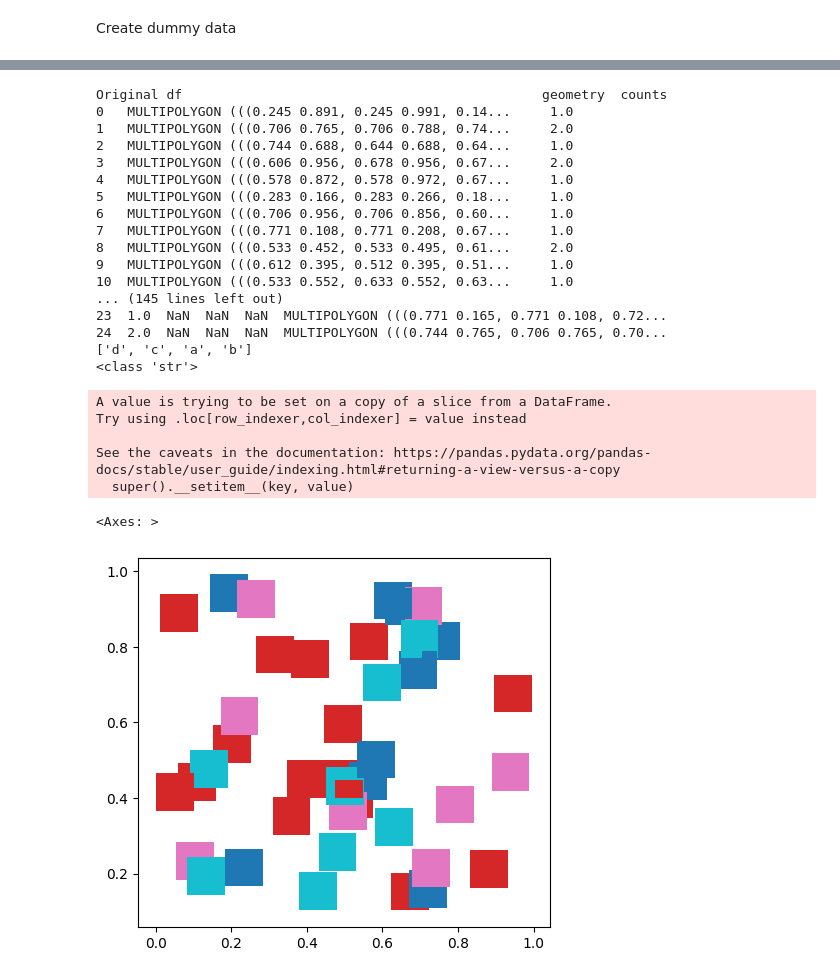
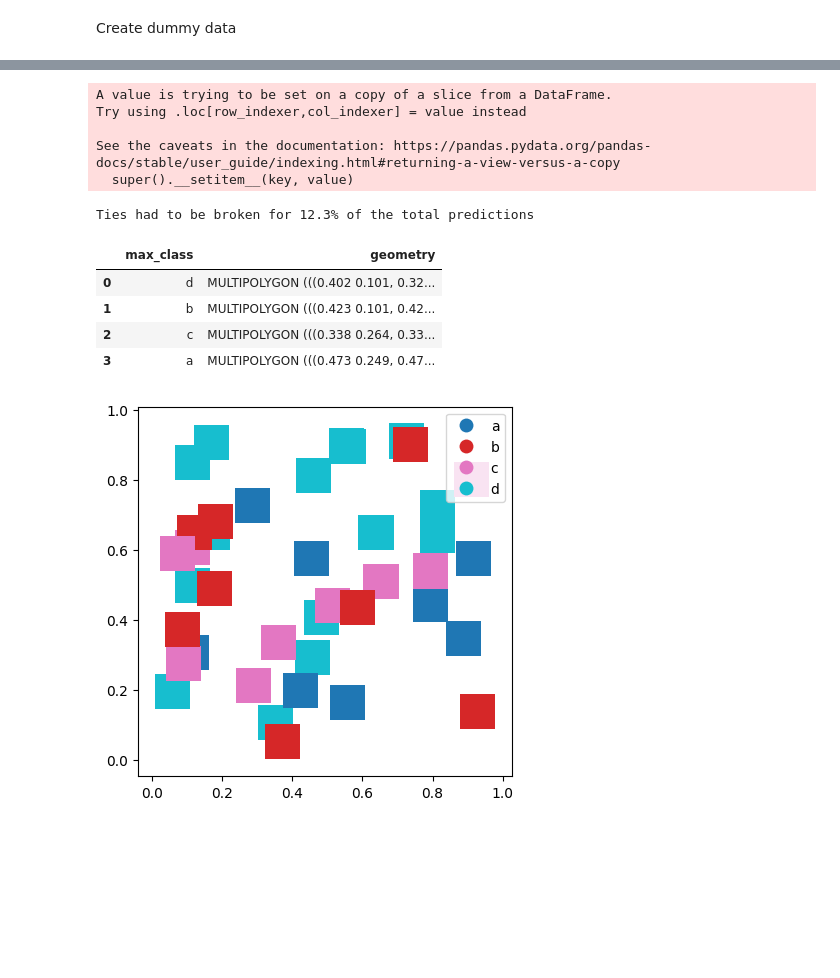
Before and after one commit to open-forest-observatory/scientific-python-utils, a Jupyter notebook: dev/test_overlapping_geofileops.ipynb, the cells around one changed output, grey strips where cells are left out. Saved outputs shown, nothing was run; the diff lists cells and outputs as text; code cells hidden in the pictures; blank space fills up the shorter version.

Commit message:
Working version of geofileops voting merging

```diff
--- a/dev/test_overlapping_geofileops.ipynb
+++ b/dev/test_overlapping_geofileops.ipynb
@@ -38,7 +38,7 @@ def geofileops_overlay(
     return overlay_data
 
 
-def geofileops_dissolve(df, groupby_columns):
+def geofileops_dissolve(df, groupby_columns=None):
     # Create a temporary folder to save intermediate results on disk to
     temp_folder = tempfile.TemporaryDirectory()
     input_path = Path(temp_folder.name, "input.gpkg")
@@ -46,7 +46,6 @@ def geofileops_dissolve(df, groupby_columns):
 
     # Write the input data to disk
     df.to_file(input_path)
-    print(f"Original df {df}")
     # Dissolve
     gfo.dissolve(
         input_path=input_path,
@@ -57,8 +56,6 @@ def geofileops_dissolve(df, groupby_columns):
 
     # Read the result and return
     dissolved = gpd.read_file(output_path)
-    print("Dissolved df")
-    print(dissolved)
     return dissolved
 
 
@@ -149,7 +146,7 @@ def merge_classified_polygons(
         unique_classes_as_strs
     ].idxmax(axis=1)
     # Dissolve all polygons so we have one (multi)polygon per class
-    rows_with_one_class = rows_with_one_class.dissolve("max_class", as_index=False)
+    rows_with_one_class = geofileops_dissolve(rows_with_one_class, groupby_columns="max_class")
 
     # Compute the area of each
     rows_with_one_class["area"] = rows_with_one_class.area
@@ -159,8 +156,8 @@ def merge_classified_polygons(
     sorted_classes = rows_with_one_class["max_class"][sorted_inds].tolist()
 
     if print_tiebreaking_stats:
-        area_of_sorted = rows_with_one_class.dissolve().area[0]
-        total_area = votes_per_class.dissolve().area[0]
+        area_of_sorted = geofileops_dissolve(rows_with_one_class).area[0]
+        total_area = geofileops_dissolve(votes_per_class).area[0]
 
         print(
             f"Ties had to be broken for {(100 *(1 - (area_of_sorted/total_area))):.1f}% of the total predictions"
@@ -171,8 +168,6 @@ def merge_classified_polygons(
     zero_area_classes = [c for c in unique_classes_as_strs if c not in sorted_classes]
     # Prepend the classes to the beginning of the list of sorted classes
     sorted_classes = zero_area_classes + sorted_classes
-    print(sorted_classes)
-    print(type(sorted_classes[0]))
 
     # Reorder the columns starting with the rarest class. Then compute the index of the max value.
     # Since this returns the first instance of the maximum value, ties will be broken in favor of
@@ -182,7 +177,7 @@ def merge_classified_polygons(
     votes_per_class["max_class"] = max_class
     votes_per_class = votes_per_class[["max_class", "geometry"]]
     # Dissolve so there's only one (multi)polygon per class
-    votes_per_class = votes_per_class.dissolve("max_class", as_index=False)
+    votes_per_class = geofileops_dissolve(votes_per_class, groupby_columns="max_class")
     return votes_per_class
 # %% [markdown]
 Create dummy data
@@ -200,28 +195,17 @@ classified_polygons.plot("classes",alpha=0.8, cmap="tab10")
 # %%
-merged = merge_classified_polygons(classified_polygons=classified_polygons, class_column="classes")
-merged.plot("max_class", cmap="tab10")
+merged = merge_classified_polygons(classified_polygons=classified_polygons, class_column="classes", print_tiebreaking_stats=True)
+merged.plot("max_class", cmap="tab10", legend=True)
+merged
 # %% [output]
-Original df                                              geometry  counts
-0   MULTIPOLYGON (((0.245 0.891, 0.245 0.991, 0.14...     1.0
-1   MULTIPOLYGON (((0.706 0.765, 0.706 0.788, 0.74...     2.0
-2   MULTIPOLYGON (((0.744 0.688, 0.644 0.688, 0.64...     1.0
-3   MULTIPOLYGON (((0.606 0.956, 0.678 0.956, 0.67...     2.0
-4   MULTIPOLYGON (((0.578 0.872, 0.578 0.972, 0.67...     1.0
-5   MULTIPOLYGON (((0.283 0.166, 0.283 0.266, 0.18...     1.0
-6   MULTIPOLYGON (((0.706 0.956, 0.706 0.856, 0.60...     1.0
-7   MULTIPOLYGON (((0.771 0.108, 0.771 0.208, 0.67...     1.0
-8   MULTIPOLYGON (((0.533 0.452, 0.533 0.495, 0.61...     2.0
-9   MULTIPOLYGON (((0.612 0.395, 0.512 0.395, 0.51...     1.0
-10  MULTIPOLYGON (((0.533 0.552, 0.633 0.552, 0.63...     1.0
-... (145 lines left out)
-23  1.0  NaN  NaN  NaN  MULTIPOLYGON (((0.771 0.165, 0.771 0.108, 0.72...
-24  2.0  NaN  NaN  NaN  MULTIPOLYGON (((0.744 0.765, 0.706 0.765, 0.70...
-['d', 'c', 'a', 'b']
-<class 'str'>
+A value is trying to be set on a copy of a slice from a DataFrame.
+Try using .loc[row_indexer,col_indexer] = value instead
+
+See the caveats in the documentation: https://pandas.pydata.org/pandas-docs/stable/user_guide/indexing.html#returning-a-view-versus-a-copy
+  super().__setitem__(key, value)
-A value is trying to be set on a copy of a slice from a DataFrame.
-Try using .loc[row_indexer,col_indexer] = value instead
-
-See the caveats in the documentation: https://pandas.pydata.org/pandas-docs/stable/user_guide/indexing.html#returning-a-view-versus-a-copy
-  super().__setitem__(key, value)
+Ties had to be broken for 12.3% of the total predictions
-<Axes: >
+|  | max_class | geometry |
+| 0 | d | MULTIPOLYGON (((0.402 0.101, 0.32... |
+| 1 | b | MULTIPOLYGON (((0.423 0.101, 0.42... |
+| 2 | c | MULTIPOLYGON (((0.338 0.264, 0.33... |
+| 3 | a | MULTIPOLYGON (((0.473 0.249, 0.47... |
-[figure, old version]
+[figure, new version]
```
Also changed, not shown: parts of 1 cell of this notebook.
